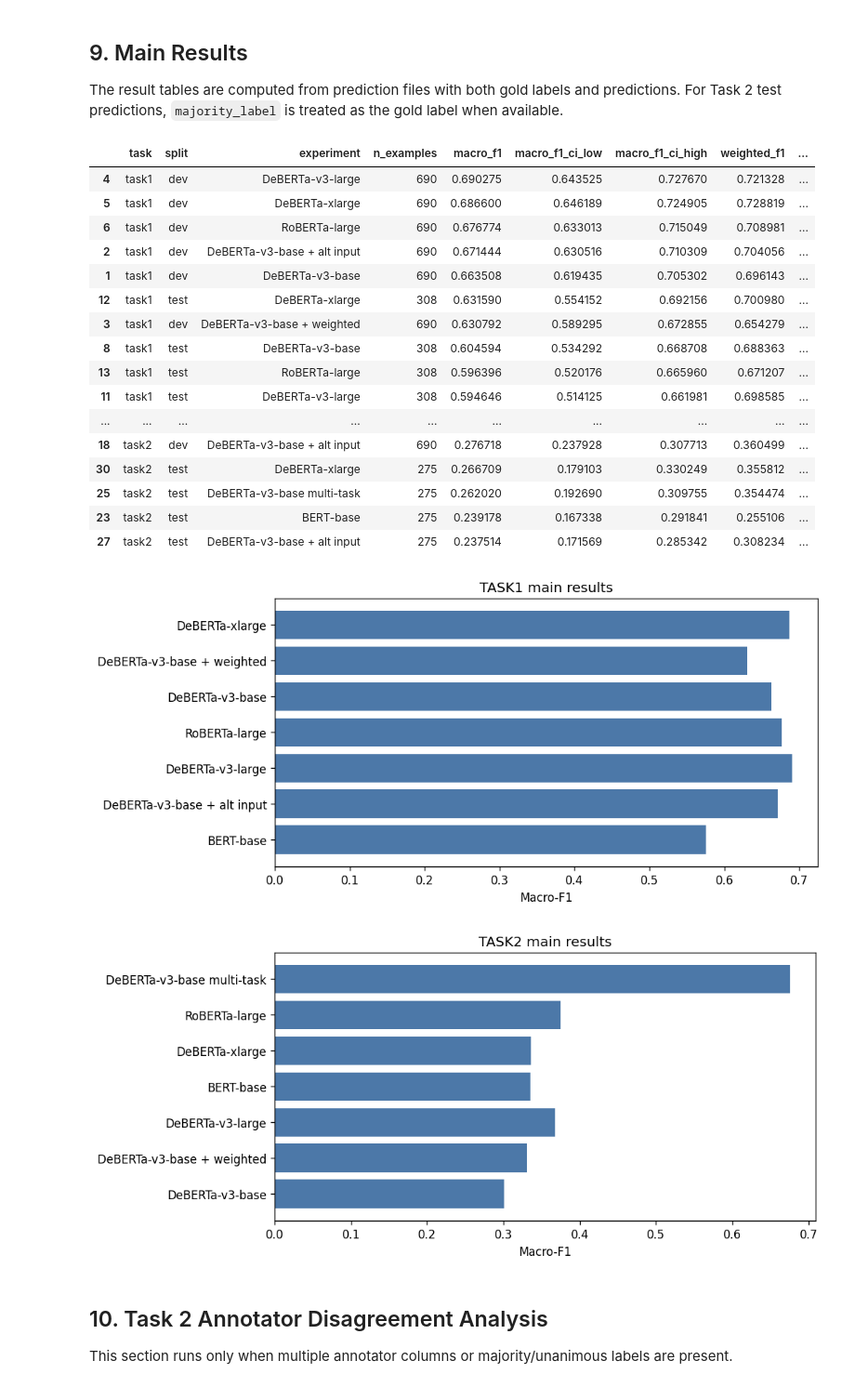
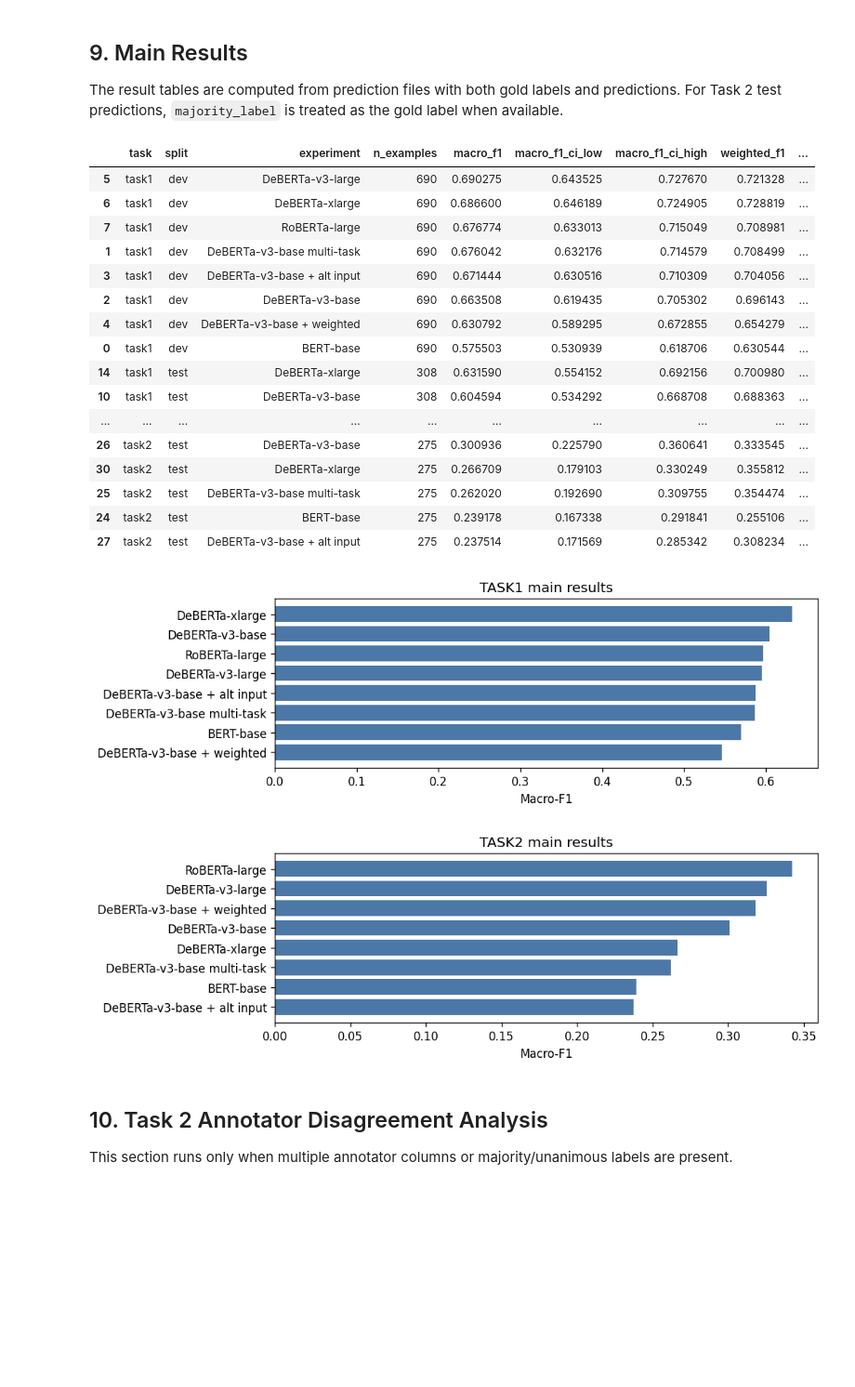
Before and after one commit to zhaoqyu/Project-MMD2, a Jupyter notebook: notebooks/analysis_clarity_results.ipynb, the cells around one changed output. Shown at 93% size. Cells and saved outputs as stored; diff of their text form; code cells hidden in the pictures; blank space fills up the shorter version.

```diff
--- a/notebooks/analysis_clarity_results.ipynb
+++ b/notebooks/analysis_clarity_results.ipynb
@@ -834,75 +957,82 @@ predictions
 The result tables are computed from prediction files with both gold labels and predictions. For Task 2 test predictions, `majority_label` is treated as the gold label when available.
 # %%
 def short_experiment_name(name):
-    name = str(name).lower()
-    if "politician_answer" in name:
+    raw = str(name)
+    s = raw.lower()
+    normalized = s.replace("-", "_")
+
+    if "politician_answer" in normalized:
         return "DeBERTa-v3-base + alt input"
-    if "weighted" in name:
+    if "weighted" in normalized:
         return "DeBERTa-v3-base + weighted"
-    if "multitask" in name:
+    if "multitask" in normalized or "multi_task" in normalized:
         return "DeBERTa-v3-base multi-task"
-    if "deberta_xlarge" in name:
+    if "deberta_xlarge" in normalized:
         return "DeBERTa-xlarge"
-    if "deberta_v3_large" in name:
+    if "deberta_v3_large" in normalized:
         return "DeBERTa-v3-large"
-    if "deberta_v3_base" in name:
+    if "deberta_v3_base" in normalized:
         return "DeBERTa-v3-base"
-    if "roberta_large" in name:
+    if "roberta_large" in normalized:
         return "RoBERTa-large"
-    if "bert_base" in name:
+    if "bert_base" in normalized or "bert_base_uncased" in normalized:
         return "BERT-base"
-    return str(name)
+    return raw
 # %%
 metric_results, per_class_results = compute_metrics_table(predictions, n_boot=500)
+
 if not metric_results.empty:
-    metric_results["experiment"] = metric_results["experiment"].map(short_experiment_name)
+    metric_results["raw_experiment"] = metric_results["experiment"]
+    metric_results["experiment"] = metric_results["raw_experiment"].map(short_experiment_name)
 
 if not per_class_results.empty:
-    per_class_results["experiment"] = per_class_results["experiment"].map(short_experiment_name)
+    per_class_results["raw_experiment"] = per_class_results["experiment"]
+    per_class_results["experiment"] = per_class_results["raw_experiment"].map(short_experiment_name)
 
 if metric_results.empty:
     warn("Main result analysis skipped because no prediction file had both gold and prediction labels.")
 else:
     task1_results = metric_results[metric_results["task"] == "task1"].sort_values("macro_f1", ascending=False)
     task2_results = metric_results[metric_results["task"] == "task2"].sort_values("macro_f1", ascending=False)
     task1_results.to_csv(TABLE_DIR / "main_results_task1.csv", index=False)
     task2_results.to_csv(TABLE_DIR / "main_results_task2.csv", index=False)
-    compact = metric_results.sort_values(["task", "macro_f1"], ascending=[True, False])
+    compact = metric_results.sort_values(["task", "split", "macro_f1"], ascending=[True, True, False])
     compact.to_csv(TABLE_DIR / "compact_paper_results.csv", index=False)
-    display(compact[["task", "split", "experiment", "n_examples", "macro_f1", "macro_f1_ci_low", "macro_f1_ci_high", "weighted_f1", "accuracy"]].head(50))
+    display(compact[["task", "split", "experiment", "n_examples", "macro_f1", "macro_f1_ci_low", "macro_f1_ci_high", "weighted_f1", "accuracy"]].head(80))
 
     for task, data, filename in [
         ("task1", task1_results, "main_results_task1"),
         ("task2", task2_results, "main_results_task2"),
     ]:
         if data.empty:
             continue
-        top = data.head(12).iloc[::-1]
+        plot_source = data[data["split"] == "test"] if (data["split"] == "test").any() else data
+        top = plot_source.head(12).iloc[::-1]
         plt.figure(figsize=(9, max(3, 0.35 * len(top))))
         plt.barh(top["experiment"], top["macro_f1"], color="#4C78A8")
         plt.xlabel("Macro-F1")
         plt.title(f"{task.upper()} main results")
         save_figure(filename)
 # %% [output]
 |  | task | split | experiment | n_examples | macro_f1 | macro_f1_ci_low | macro_f1_ci_high | weighted_f1 | ... |
-| 4 | task1 | dev | DeBERTa-v3-large | 690 | 0.690275 | 0.643525 | 0.727670 | 0.721328 | ... |
-| 5 | task1 | dev | DeBERTa-xlarge | 690 | 0.686600 | 0.646189 | 0.724905 | 0.728819 | ... |
-| 6 | task1 | dev | RoBERTa-large | 690 | 0.676774 | 0.633013 | 0.715049 | 0.708981 | ... |
-| 2 | task1 | dev | DeBERTa-v3-base + alt input | 690 | 0.671444 | 0.630516 | 0.710309 | 0.704056 | ... |
-| 1 | task1 | dev | DeBERTa-v3-base | 690 | 0.663508 | 0.619435 | 0.705302 | 0.696143 | ... |
-| 12 | task1 | test | DeBERTa-xlarge | 308 | 0.631590 | 0.554152 | 0.692156 | 0.700980 | ... |
-| 3 | task1 | dev | DeBERTa-v3-base + weighted | 690 | 0.630792 | 0.589295 | 0.672855 | 0.654279 | ... |
-| 8 | task1 | test | DeBERTa-v3-base | 308 | 0.604594 | 0.534292 | 0.668708 | 0.688363 | ... |
-| 13 | task1 | test | RoBERTa-large | 308 | 0.596396 | 0.520176 | 0.665960 | 0.671207 | ... |
-| 11 | task1 | test | DeBERTa-v3-large | 308 | 0.594646 | 0.514125 | 0.661981 | 0.698585 | ... |
+| 5 | task1 | dev | DeBERTa-v3-large | 690 | 0.690275 | 0.643525 | 0.727670 | 0.721328 | ... |
+| 6 | task1 | dev | DeBERTa-xlarge | 690 | 0.686600 | 0.646189 | 0.724905 | 0.728819 | ... |
+| 7 | task1 | dev | RoBERTa-large | 690 | 0.676774 | 0.633013 | 0.715049 | 0.708981 | ... |
+| 1 | task1 | dev | DeBERTa-v3-base multi-task | 690 | 0.676042 | 0.632176 | 0.714579 | 0.708499 | ... |
+| 3 | task1 | dev | DeBERTa-v3-base + alt input | 690 | 0.671444 | 0.630516 | 0.710309 | 0.704056 | ... |
+| 2 | task1 | dev | DeBERTa-v3-base | 690 | 0.663508 | 0.619435 | 0.705302 | 0.696143 | ... |
+| 4 | task1 | dev | DeBERTa-v3-base + weighted | 690 | 0.630792 | 0.589295 | 0.672855 | 0.654279 | ... |
+| 0 | task1 | dev | BERT-base | 690 | 0.575503 | 0.530939 | 0.618706 | 0.630544 | ... |
+| 14 | task1 | test | DeBERTa-xlarge | 308 | 0.631590 | 0.554152 | 0.692156 | 0.700980 | ... |
+| 10 | task1 | test | DeBERTa-v3-base | 308 | 0.604594 | 0.534292 | 0.668708 | 0.688363 | ... |
 | ... | ... | ... | ... | ... | ... | ... | ... | ... | ... |
-| 18 | task2 | dev | DeBERTa-v3-base + alt input | 690 | 0.276718 | 0.237928 | 0.307713 | 0.360499 | ... |
+| 26 | task2 | test | DeBERTa-v3-base | 275 | 0.300936 | 0.225790 | 0.360641 | 0.333545 | ... |
 | 30 | task2 | test | DeBERTa-xlarge | 275 | 0.266709 | 0.179103 | 0.330249 | 0.355812 | ... |
 | 25 | task2 | test | DeBERTa-v3-base multi-task | 275 | 0.262020 | 0.192690 | 0.309755 | 0.354474 | ... |
-| 23 | task2 | test | BERT-base | 275 | 0.239178 | 0.167338 | 0.291841 | 0.255106 | ... |
+| 24 | task2 | test | BERT-base | 275 | 0.239178 | 0.167338 | 0.291841 | 0.255106 | ... |
 | 27 | task2 | test | DeBERTa-v3-base + alt input | 275 | 0.237514 | 0.171569 | 0.285342 | 0.308234 | ... |
-[figure, old version]
+[figure, new version]
-[figure, old version]
+[figure, new version]
 # %% [markdown]
 ## 10. Task 2 Annotator Disagreement Analysis
 
```
Also changed, not shown: parts of 16 cells of this notebook, 55 other files.
